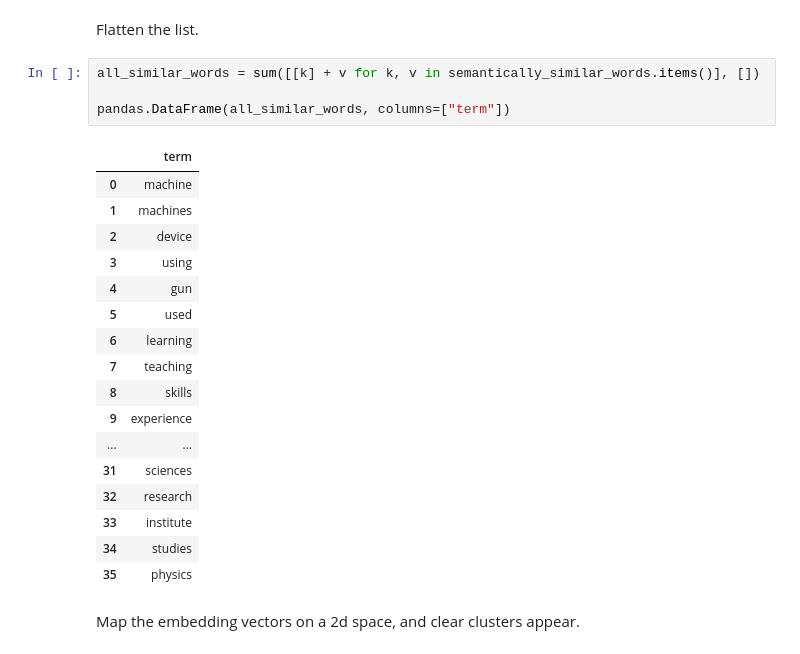
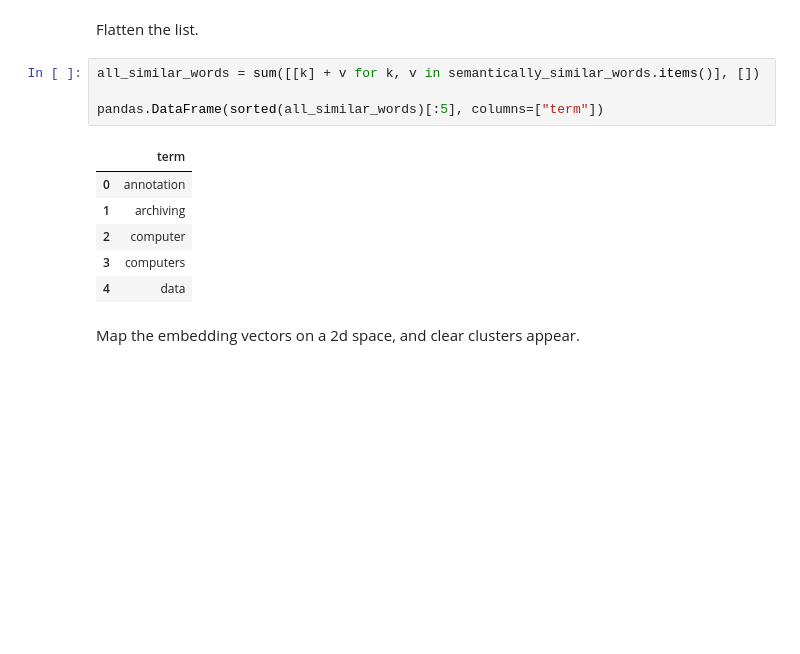
Before and after one commit to georgms/information-retrieval, a Jupyter notebook: word-embedding/Word_Embedding.ipynb, the cells around one changed output. Cells and saved outputs as stored; diff of their text form; blank space fills up the shorter version.

```diff
--- a/word-embedding/Word_Embedding.ipynb
+++ b/word-embedding/Word_Embedding.ipynb
@@ -293,25 +283,14 @@ Flatten the list.
 # %%
 all_similar_words = sum([[k] + v for k, v in semantically_similar_words.items()], [])
 
-pandas.DataFrame(all_similar_words, columns=["term"])
+pandas.DataFrame(sorted(all_similar_words)[:5], columns=["term"])
 # %% [output]
 |  | term |
-| 0 | machine |
-| 1 | machines |
-| 2 | device |
-| 3 | using |
-| 4 | gun |
-| 5 | used |
-| 6 | learning |
-| 7 | teaching |
-| 8 | skills |
-| 9 | experience |
-| ... | ... |
-| 31 | sciences |
-| 32 | research |
-| 33 | institute |
-| 34 | studies |
-| 35 | physics |
+| 0 | annotation |
+| 1 | archiving |
+| 2 | computer |
+| 3 | computers |
+| 4 | data |
 # %% [markdown]
 Map the embedding vectors on a 2d space, and clear clusters appear.
 # %%
```
Also changed, not shown: parts of 48 cells of this notebook, 4 other files.
